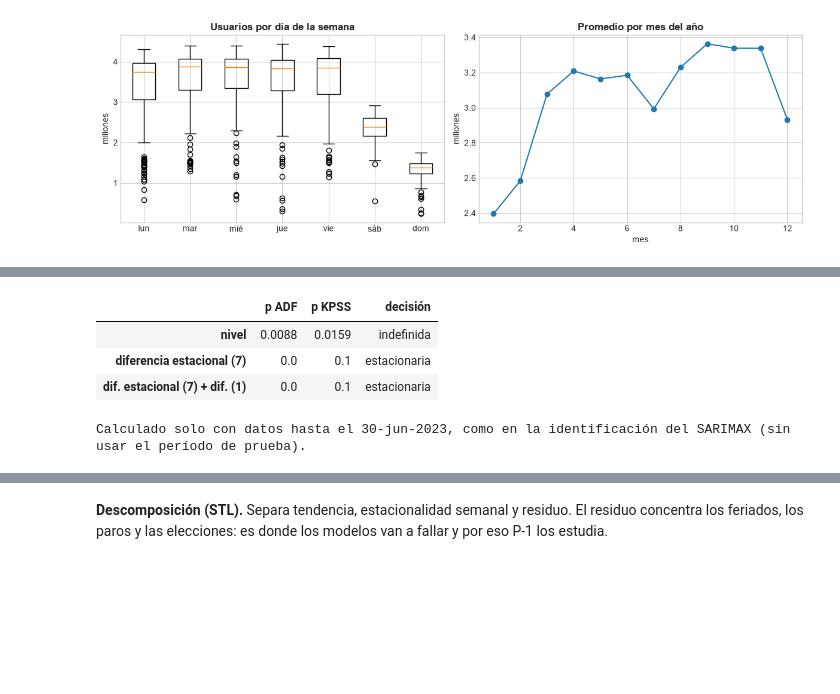
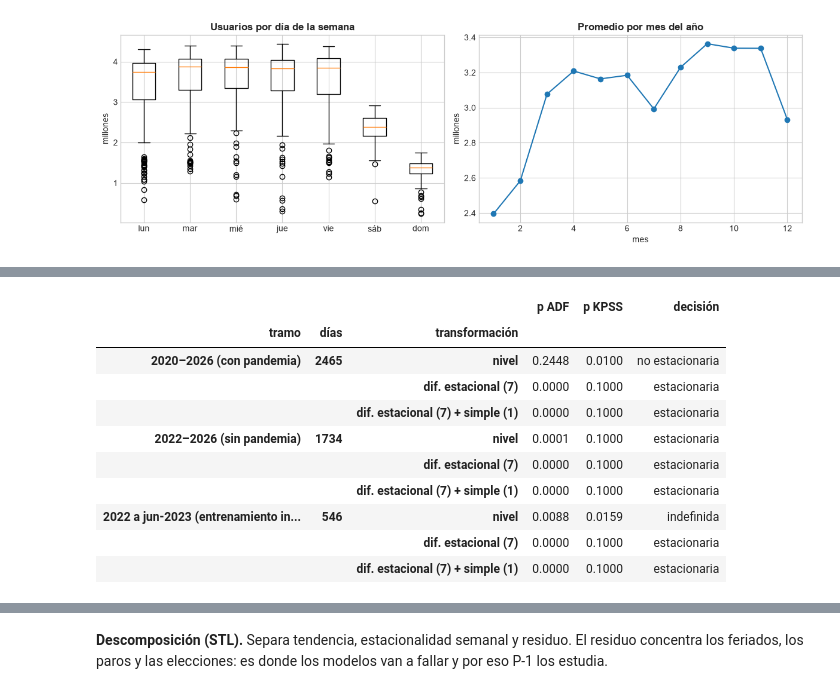
Before and after one commit to Arey14/sube-series-tiempo-amba, a Jupyter notebook: notebooks/TP_Final_Series_de_Tiempo.ipynb, the cells around one changed output, grey strips where cells are left out. Drawn from its saved outputs; the diff is of its cells as text; code cells hidden in the pictures; blank space fills up the shorter version.

```diff
--- a/notebooks/TP_Final_Series_de_Tiempo.ipynb
+++ b/notebooks/TP_Final_Series_de_Tiempo.ipynb
@@ -128,22 +152,35 @@ plt.tight_layout(); plt.show()
 # %%
 from statsmodels.tsa.stattools import adfuller, kpss
+
+completa = serie.loc[:"2026-09-30", "total_amba"] / 1e6
 
 
 def decision(x):
     x = x.dropna()
     with warnings.catch_warnings():
         warnings.simplefilter("ignore")
         pa, pk = adfuller(x, autolag="AIC")[1], kpss(x, regression="c", nlags="auto")[1]
     dec = "estacionaria" if (pa < 0.05 and pk >= 0.05) else ("no estacionaria" if (pa >= 0.05 and pk < 0.05) else "indefinida")
     return {"p ADF": round(pa, 4), "p KPSS": round(pk, 4), "decisión": dec}
 
 
-tr = s.loc[:"2023-06-30"]
-display(pd.DataFrame({"nivel": decision(tr), "diferencia estacional (7)": decision(tr.diff(7)), "dif. estacional (7) + dif. (1)": decision(tr.diff(7).diff())}).T)
-print("Calculado solo con datos hasta el 30-jun-2023, como en la identificación del SARIMAX (sin usar el período de prueba).")
+tramos = {"2020–2026 (con pandemia)": completa,
+          "2022–2026 (sin pandemia)": completa.loc["2022-01-01":],
+          "2022 a jun-2023 (entrenamiento inicial)": completa.loc["2022-01-01":"2023-06-30"]}
+filas = []
+for nombre, x in tramos.items():
+    for trans, v in [("nivel", x), ("dif. estacional (7)", x.diff(7)), ("dif. estacional (7) + simple (1)", x.diff(7).diff())]:
+        filas.append({"tramo": nombre, "días": len(x), "transformación": trans, **decision(v)})
+display(pd.DataFrame(filas).set_index(["tramo", "días", "transformación"]))
 # %% [output]
-|  | p ADF | p KPSS | decisión |
-| nivel | 0.0088 | 0.0159 | indefinida |
-| diferencia estacional (7) | 0.0 | 0.1 | estacionaria |
-| dif. estacional (7) + dif. (1) | 0.0 | 0.1 | estacionaria |
+|  |  |  | p ADF | p KPSS | decisión |
+| tramo | días | transformación |  |  |  |
+| 2020–2026 (con pandemia) | 2465 | nivel | 0.2448 | 0.0100 | no estacionaria |
+|  |  | dif. estacional (7) | 0.0000 | 0.1000 | estacionaria |
+|  |  | dif. estacional (7) + simple (1) | 0.0000 | 0.1000 | estacionaria |
+| 2022–2026 (sin pandemia) | 1734 | nivel | 0.0001 | 0.1000 | estacionaria |
+|  |  | dif. estacional (7) | 0.0000 | 0.1000 | estacionaria |
+|  |  | dif. estacional (7) + simple (1) | 0.0000 | 0.1000 | estacionaria |
+| 2022 a jun-2023 (entrenamiento in... | 546 | nivel | 0.0088 | 0.0159 | indefinida |
+|  |  | dif. estacional (7) | 0.0000 | 0.1000 | estacionaria |
+|  |  | dif. estacional (7) + simple (1) | 0.0000 | 0.1000 | estacionaria |
-Calculado solo con datos hasta el 30-jun-2023, como en la identificación del SARIMAX (sin usar el período de prueba).
```
Also changed, not shown: parts of 64 cells of this notebook, 27 other files.
